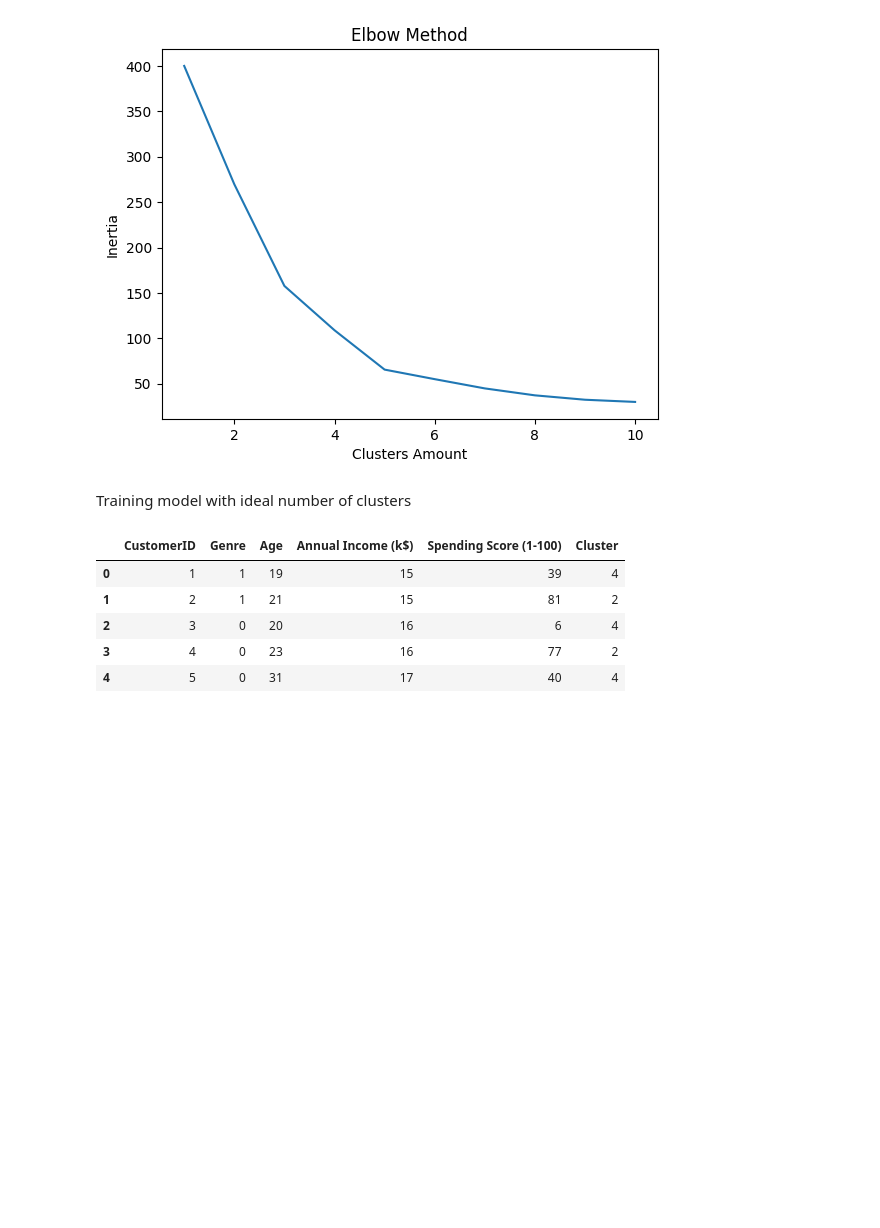
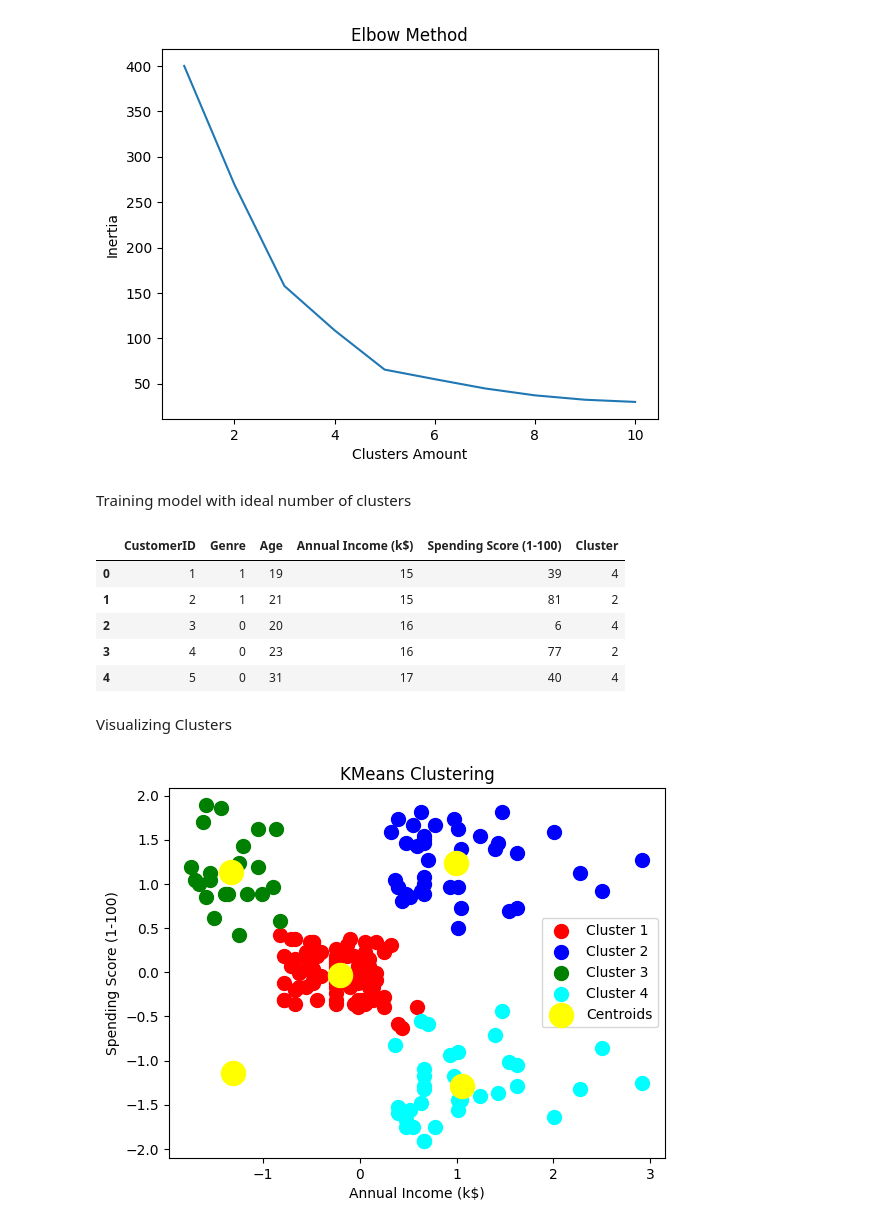
Before and after one commit to ramosmat/mall-customers-predict, a Jupyter notebook: script.ipynb, the cells around one changed output. Cells and saved outputs as stored; diff of their text form; code cells hidden in the pictures; blank space fills up the shorter version.

Commit message:
Scatter Plot

```diff
--- a/script.ipynb
+++ b/script.ipynb
@@ -85,3 +85,20 @@ dataset.head()
 | 2 | 3 | 0 | 20 | 16 | 6 | 4 |
 | 3 | 4 | 0 | 23 | 16 | 77 | 2 |
 | 4 | 5 | 0 | 31 | 17 | 40 | 4 |
+# %% [markdown]
+Visualizing Clusters
+# %%
+# Ploting the graph
+plt.scatter(X_scaled[y_kmeans == 0, 0], X_scaled[y_kmeans == 0, 1], s=100, c='red', label='Cluster 1')
+plt.scatter(X_scaled[y_kmeans == 1, 0], X_scaled[y_kmeans == 1, 1], s=100, c='blue', label='Cluster 2')
+plt.scatter(X_scaled[y_kmeans == 2, 0], X_scaled[y_kmeans == 2, 1], s=100, c='green', label='Cluster 3')
+plt.scatter(X_scaled[y_kmeans == 3, 0], X_scaled[y_kmeans == 3, 1], s=100, c='cyan', label='Cluster 4')
+plt.scatter(kmeans.cluster_centers_[:, 0], kmeans.cluster_centers_[:, 1], s=300, c='yellow', label='Centroids')
+
+plt.title('KMeans Clustering')
+plt.xlabel('Annual Income (k$)')
+plt.ylabel('Spending Score (1-100)')
+plt.legend()
+plt.show()
+# %% [output]
+[figure, added]
```
Also changed, not shown: parts of 1 cell of this notebook.
